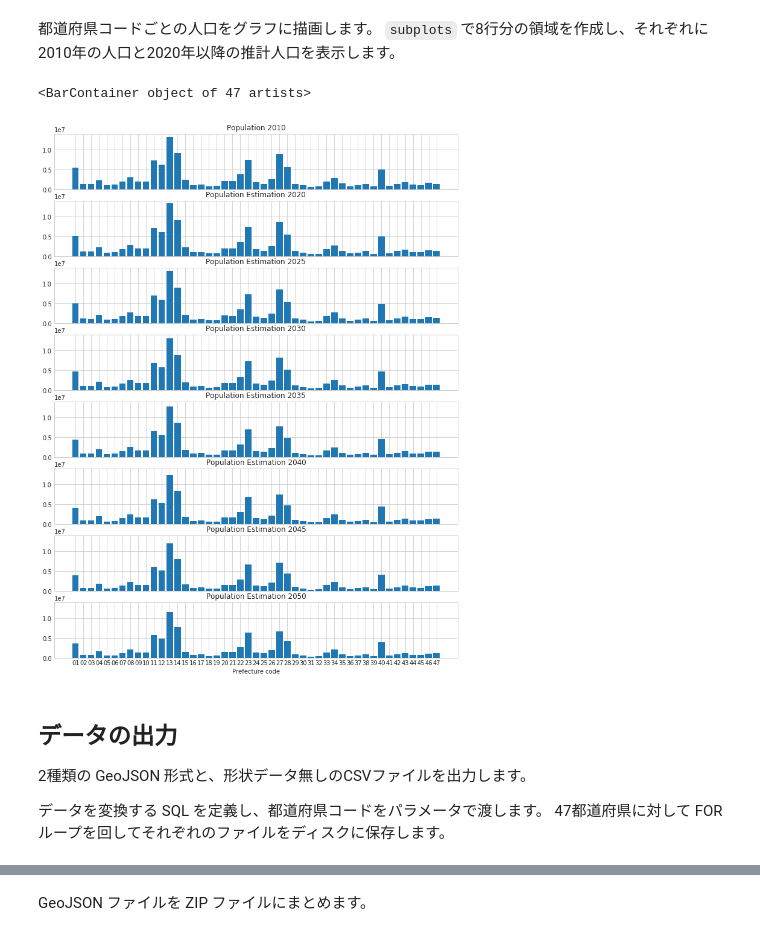
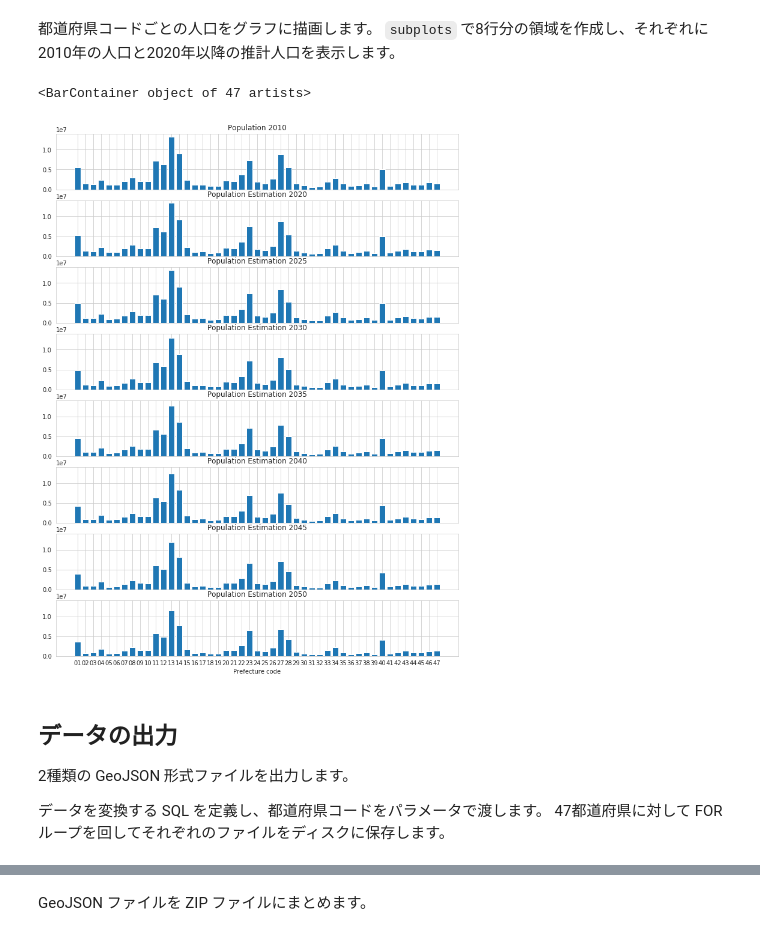
Before and after one commit to skitazaki/sandbox, a Jupyter notebook: datasets/dataset-address-jp/population-mesh/convert-m500.ipynb, the cells around one changed output, grey strips where cells are left out. Saved outputs shown, nothing was run; the diff lists cells and outputs as text; code cells hidden in the pictures.

Commit message:
Update a notebook to convert GetJSON files

```diff
--- a/datasets/dataset-address-jp/population-mesh/convert-m500.ipynb
+++ b/datasets/dataset-address-jp/population-mesh/convert-m500.ipynb
@@ -215,0 +101,3 @@ sns.set_style("whitegrid")
+# %%
+df = result.DataFrame()
+df.sample(3).T
@@ -228,29 +128,29 @@ ax.bar(df.pref, df.cnt)
 # %%
 fig, ax = plt.subplots(8, 1, figsize=(12, 16), sharex=True, sharey=True)
 ax[0].set_title('Population 2010')
 ax[1].set_title('Population Estimation 2020')
 ax[2].set_title('Population Estimation 2025')
 ax[3].set_title('Population Estimation 2030')
 ax[4].set_title('Population Estimation 2035')
 ax[5].set_title('Population Estimation 2040')
 ax[6].set_title('Population Estimation 2045')
 ax[7].set_title('Population Estimation 2050')
 ax[7].set_xlabel('Prefecture code')
-ax[0].bar(df.pref, df.pop2010)
-ax[1].bar(df.pref, df.pop2020)
-ax[2].bar(df.pref, df.pop2025)
-ax[3].bar(df.pref, df.pop2030)
-ax[4].bar(df.pref, df.pop2035)
-ax[5].bar(df.pref, df.pop2040)
-ax[6].bar(df.pref, df.pop2045)
-ax[7].bar(df.pref, df.pop2050)
+ax[0].bar(df['prefcode'], df.pop2010)
+ax[1].bar(df['prefcode'], df.pop2020)
+ax[2].bar(df['prefcode'], df.pop2025)
+ax[3].bar(df['prefcode'], df.pop2030)
+ax[4].bar(df['prefcode'], df.pop2035)
+ax[5].bar(df['prefcode'], df.pop2040)
+ax[6].bar(df['prefcode'], df.pop2045)
+ax[7].bar(df['prefcode'], df.pop2050)
 # %% [output]
 <BarContainer object of 47 artists>
-[figure, old version]
+[figure, new version]
 # %% [markdown]
 ## データの出力
 
-2種類の GeoJSON 形式と、形状データ無しのCSVファイルを出力します。
+2種類の GeoJSON 形式ファイルを出力します。
 
 データを変換する SQL を定義し、都道府県コードをパラメータで渡します。
 47都道府県に対して FOR ループを回してそれぞれのファイルをディスクに保存します。
```
Also changed, not shown: parts of 38 cells of this notebook, 6 other files.
